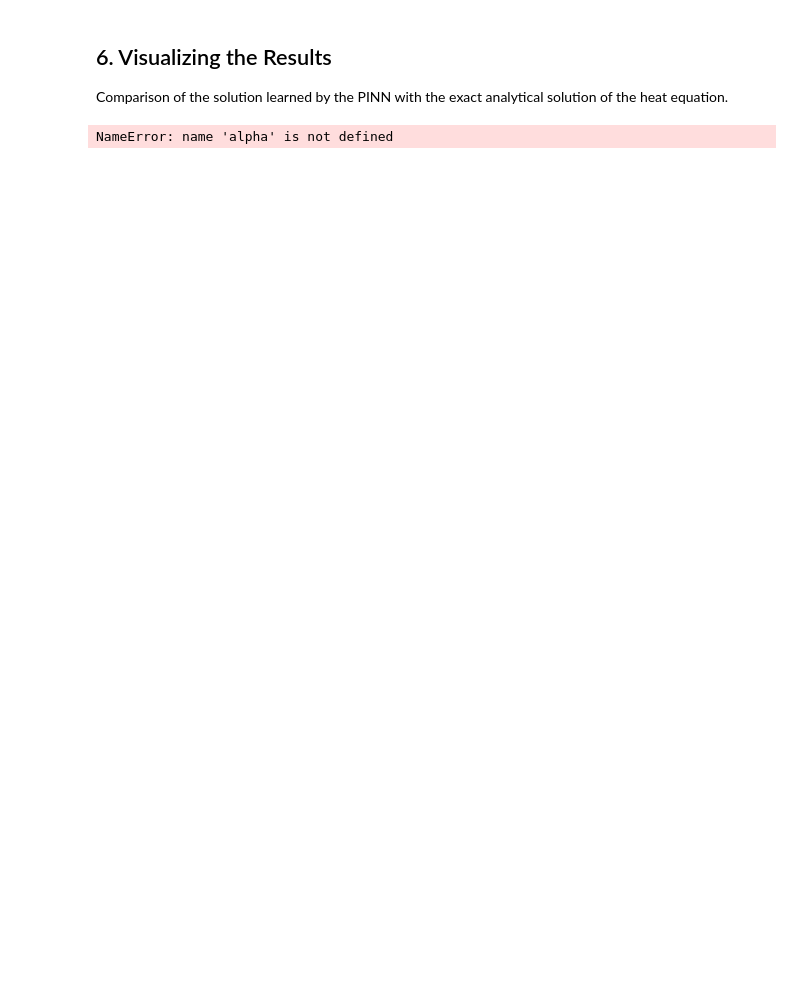
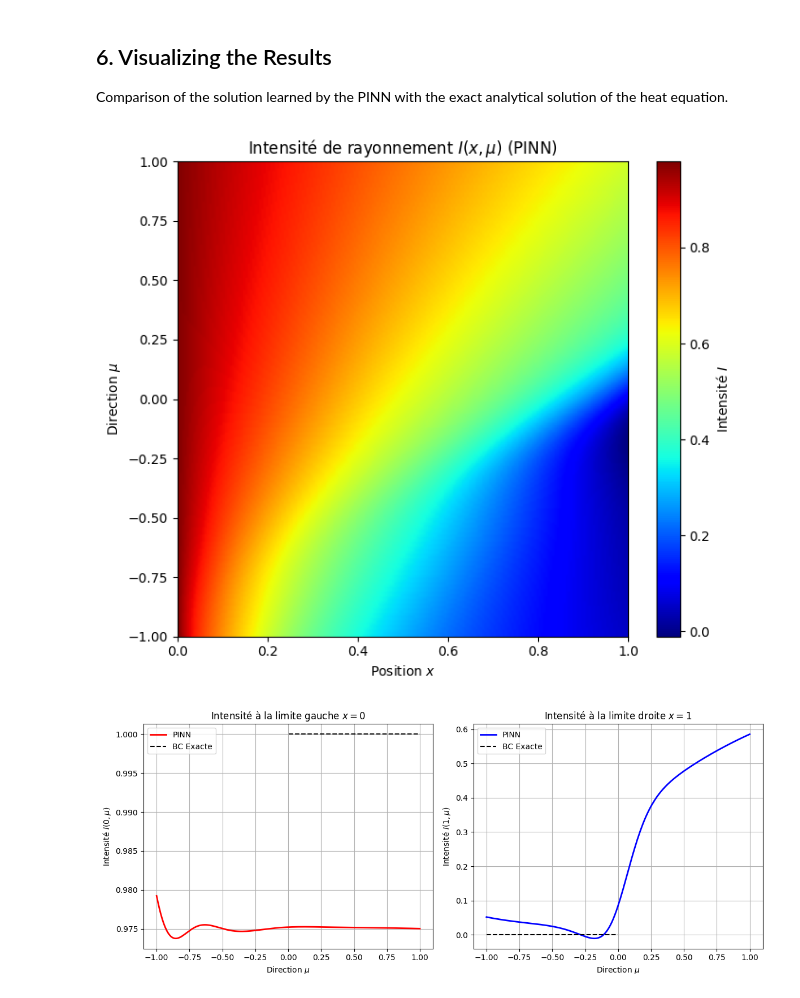
Before and after one commit to Walid-CHABCHI/PINN-Scientific-Computing, a Jupyter notebook: 05_integro_differential/pinn_integro_pytorch.ipynb, the cells around one changed output. Cells and saved outputs as stored; diff of their text form; code cells hidden in the pictures; blank space fills up the shorter version.

Commit message:
feat: implement L-BFGS optimization for integro-differential PINNs and finish first 1D case

```diff
--- a/05_integro_differential/pinn_integro_pytorch.ipynb
+++ b/05_integro_differential/pinn_integro_pytorch.ipynb
@@ -178,12 +203,59 @@ Epoque 00400 | Loss totale: 1.27e-01 | CLP: 8.63e-02 | BC: 4.11e-02 |
 ## 6. Visualizing the Results
 Comparison of the solution learned by the PINN with the exact analytical solution of the heat equation.
 # %%
-import sys; sys.path.append("..")
-import numpy as np
-from pinnplot import plot_solution
 
-u_exact = lambda t, x: np.sin(2*np.pi*x) * np.exp(-(2*np.pi)**2 * alpha * t)
+x_vals = np.linspace(0.0, 1.0, 200)
+mu_vals = np.linspace(-1.0, 1.0, 200)
+X, MU = np.meshgrid(x_vals, mu_vals)
 
-plot_solution(modele, u_exact)
+
+grid_inputs = torch.tensor(np.stack([X.ravel(), MU.ravel()], axis=1), dtype=torch.float32).to(device)
+with torch.no_grad():
+    I_pred = modele(grid_inputs).cpu().numpy().reshape(X.shape)
+
+
+fig, ax = plt.subplots(figsize=(7, 6))
+im = ax.imshow(I_pred, cmap='jet', aspect='auto', origin='lower',
+               extent=[0.0, 1.0, -1.0, 1.0])
+ax.set_title("Intensité de rayonnement $I(x, \\mu)$ (PINN)")
+ax.set_xlabel("Position $x$")
+ax.set_ylabel("Direction $\\mu$")
+fig.colorbar(im, label="Intensité $I$")
+plt.tight_layout()
+fig.savefig("intensity_heatmap.png", dpi=150)
+plt.show()
+
+
+fig, axes = plt.subplots(1, 2, figsize=(12, 5))
+
+# À x = 0
+inputs_x0 = torch.tensor(np.stack([np.zeros_like(mu_vals), mu_vals], axis=1), dtype=torch.float32).to(device)
+with torch.no_grad():
+    I_x0 = modele(inputs_x0).cpu().numpy().flatten()
+axes[0].plot(mu_vals, I_x0, label="PINN", color="red", linewidth=2)
+axes[0].plot(mu_vals[mu_vals > 0], np.ones_like(mu_vals[mu_vals > 0]), color="black", linestyle="--", label="BC Exacte")
+axes[0].set_title("Intensité à la limite gauche $x = 0$")
+axes[0].set_xlabel("Direction $\\mu$")
+axes[0].set_ylabel("Intensité $I(0, \\mu)$")
+axes[0].grid(True)
+axes[0].legend()
+
+# À x = 1
+inputs_x1 = torch.tensor(np.stack([np.ones_like(mu_vals), mu_vals], axis=1), dtype=torch.float32).to(device)
+with torch.no_grad():
+    I_x1 = modele(inputs_x1).cpu().numpy().flatten()
+axes[1].plot(mu_vals, I_x1, label="PINN", color="blue", linewidth=2)
+
+axes[1].plot(mu_vals[mu_vals < 0], np.zeros_like(mu_vals[mu_vals < 0]), color="black", linestyle="--", label="BC Exacte")
+axes[1].set_title("Intensité à la limite droite $x = 1$")
+axes[1].set_xlabel("Direction $\\mu$")
+axes[1].set_ylabel("Intensité $I(1, \\mu)$")
+axes[1].grid(True)
+axes[1].legend()
+
+plt.tight_layout()
+fig.savefig("intensity_boundaries.png", dpi=150)
+plt.show()
 # %% [output]
-NameError: name 'alpha' is not defined
+[figure, added]
+[figure, added]
```
Also changed, not shown: parts of 4 cells of this notebook, 3 other files.
